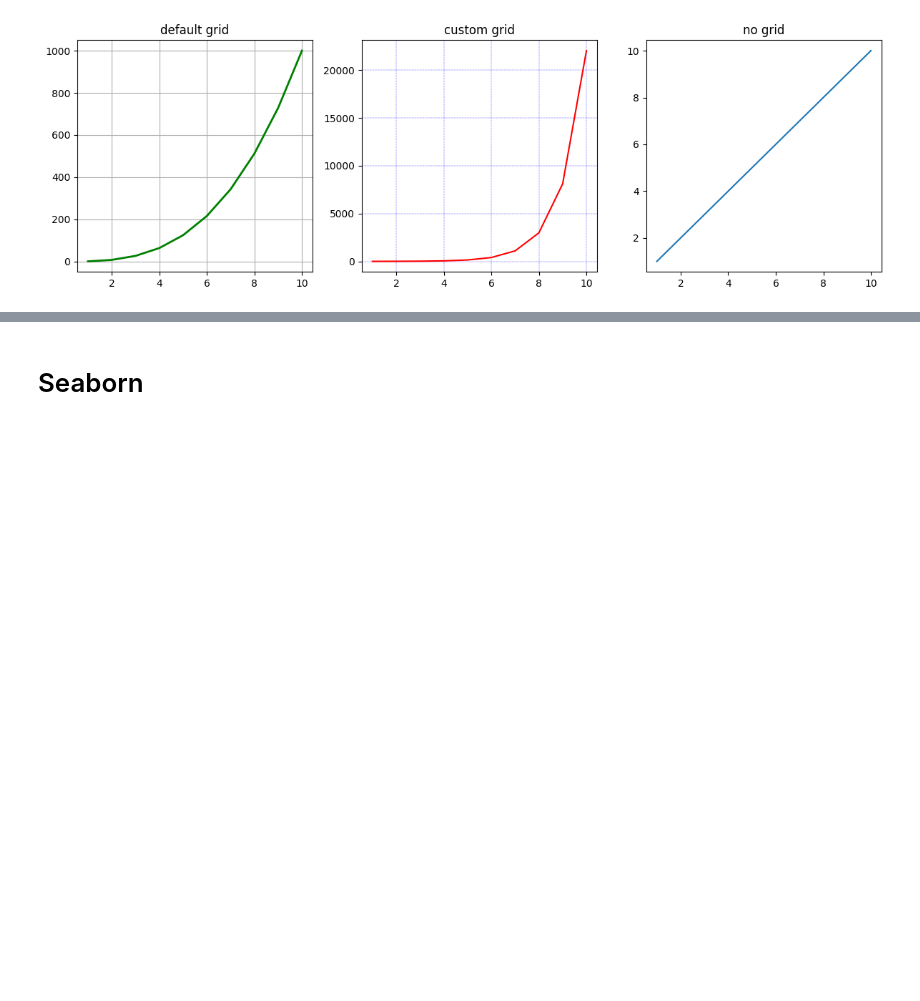
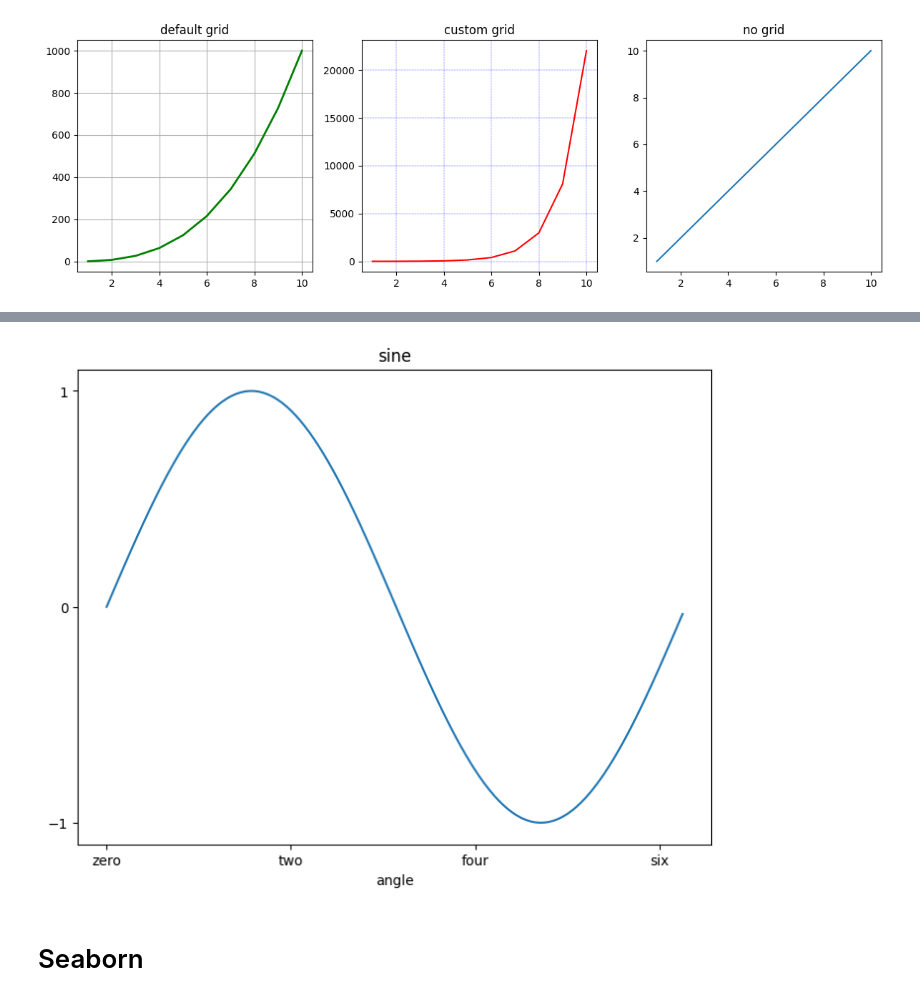
Before and after one commit to arunp77/Python-programming, a Jupyter notebook: Python-fundamental/Matplotlib.ipynb, the cells around one changed output, grey strips where cells are left out. Saved outputs shown, nothing was run; the diff lists cells and outputs as text; code cells hidden in the pictures; blank space fills up the shorter version.

```diff
--- a/Python-fundamental/Matplotlib.ipynb
+++ b/Python-fundamental/Matplotlib.ipynb
@@ -656,3 +725,23 @@ plt.show()
+# %%
+fig = plt.figure()
+ax = fig.add_axes([0, 0, 1, 1]) # main axes
+
+x = np.arange(0, math.pi*2, 0.05)
+y = np.sin(x)
+
+ax.plot(x, y)
+
+ax.set_xlabel('angle')
+ax.set_title('sine')
+
+ax.set_xticks([0,2,4,6])
+ax.set_xticklabels(['zero','two','four','six'])
+
+ax.set_yticks([-1,0,1])
+
+plt.show()
+# %% [output]
+[figure, added]
 # %% [markdown]
 # Seaborn
 # %% [markdown]
```
Also changed, not shown: parts of 7 cells of this notebook.
